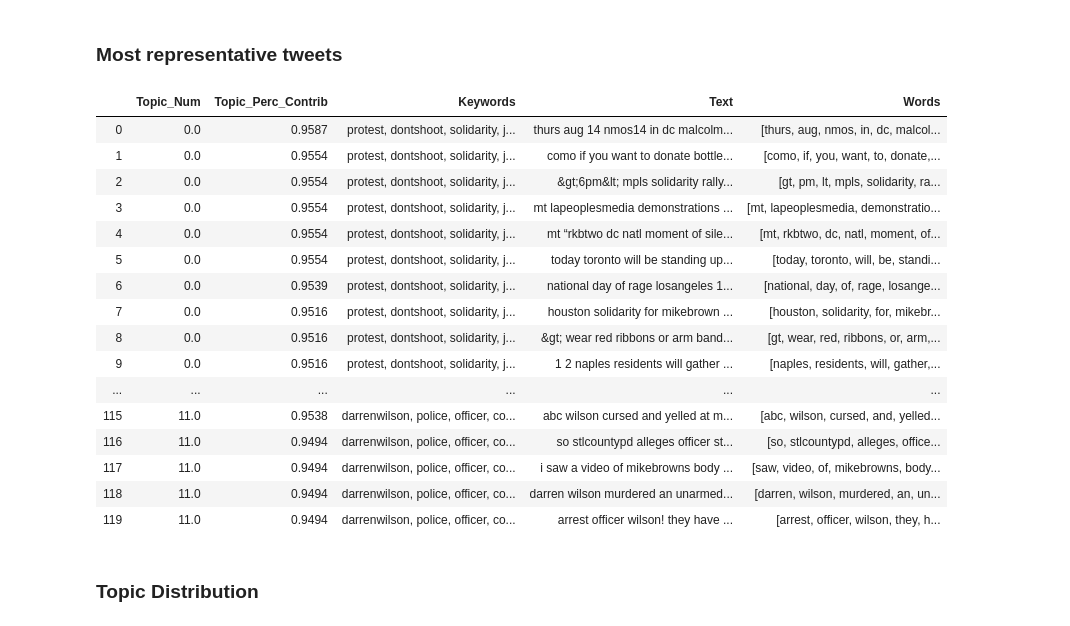
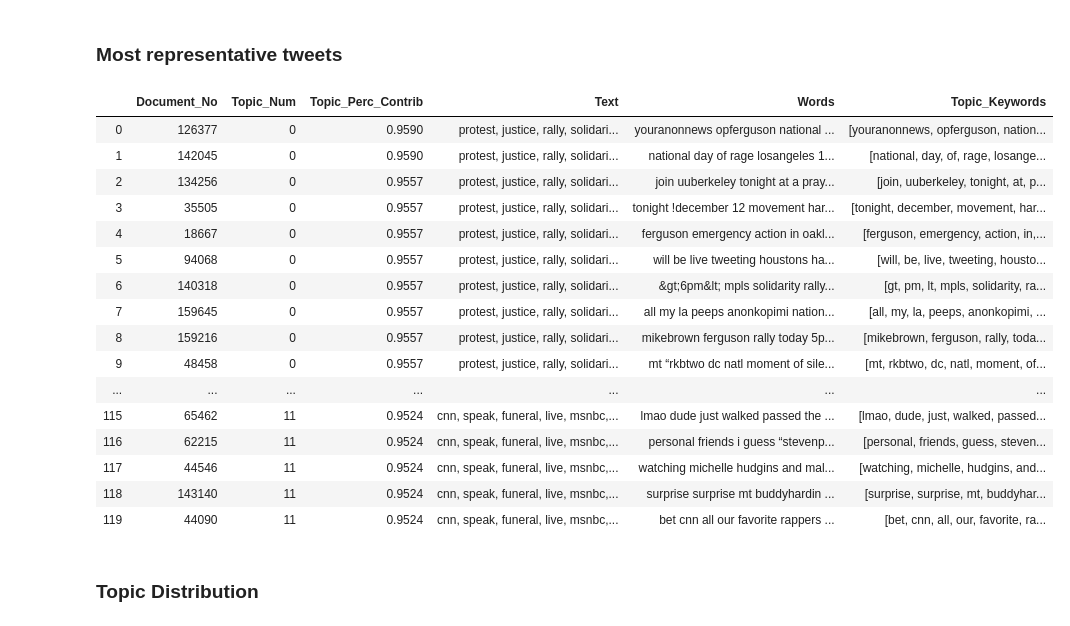
Before and after one commit to opardo/BlackLivesMatter, a Jupyter notebook: TopicModeling/get_topics_ferguson_mikebrown.ipynb, the cells around one changed output. Drawn from its saved outputs; the diff is of its cells as text; code cells hidden in the pictures.

```diff
--- a/TopicModeling/get_topics_ferguson_mikebrown.ipynb
+++ b/TopicModeling/get_topics_ferguson_mikebrown.ipynb
@@ -156,7 +157,9 @@ Finally, we would like to tackle one last challenge: The fact that a word used a
 These kinds of problems are solved by _Lemmatization_ , a technique that transforms any single word to its root.
 # %%
 # Do lemmatization keeping only noun, adj, vb, adv
-data_lemmatized = lemmatization(data_words_bigrams, allowed_postags=['NOUN', 'ADJ', 'VERB', 'ADV'])
+data_lemmatized =  unique_list_of_lists(remove_stopwords(
+    lemmatization(data_words_bigrams, allowed_postags=['NOUN', 'ADJ', 'VERB', 'ADV'])
+))
 
 # Example
 tweet_lemmatized = lemmatization(tweet_words_bigrams, allowed_postags=['NOUN', 'ADJ', 'VERB', 'ADV'])
@@ -288,6 +305,14 @@ def compute_coherence_values(dictionary, corpus, texts, limit, start=2, step=3):
     return model_list, coherence_values
 # %%
 # Can take a long time to run.
-model_list, coherence_values = compute_coherence_values(dictionary=id2word, corpus=corpus, texts=data_lemmatized, start=2, limit=22, step=2)
+limit = 18
+start = 6
+step = 2
+model_list, coherence_values = compute_coherence_values(dictionary=id2word,
+                                                        corpus=corpus,
+                                                        texts=texts,
+                                                        start=start,
+                                                        limit=limit,
+                                                        step=step)
 # %%
 # Show graph
@@ -320,7 +340,7 @@ Num Topics = 20  has Coherence Value of 0.3829
 # %% [markdown]
 The model we liked the most was the one with 8 topics. Although the 4-theme model has the best performance, the 8-theme balances the diversity of topics with acceptable performance.
 # %%
-optimal_model = model_list[5]
+optimal_model = model_list[3]
 # %%
 # Print the topics
 pprint(optimal_model.show_topics(formatted=False, num_topics=20))
@@ -386,3 +416,6 @@ df_dominant_topic.columns = ['Document_No', 'Dominant_Topic', 'Topic_Perc_Contri
+# %%
+corpus_ = create_corpus(data)
+df_dominant_topic = format_topics_sentences(optimal_model, corpus_, data)
 # %%
 # Show
 pd.set_option('display.max_colwidth', -1)
@@ -410,42 +443,42 @@ df_dominant_topic.head(20)
 # %%
 pd.set_option('display.max_colwidth', -1)
 pd.set_option('display.max_rows', 500)
 # Group top 5 sentences under each topic
-sent_topics_sorteddf_mallet = pd.DataFrame()
+df_dominant_topic_sorted = pd.DataFrame()
 
-sent_topics_outdf_grpd = df_topic_sents_keywords.groupby('Dominant_Topic')
+df_dominant_topic_grpd = df_dominant_topic.groupby('Dominant_Topic')
 
-for i, grp in sent_topics_outdf_grpd:
-    sent_topics_sorteddf_mallet = pd.concat([sent_topics_sorteddf_mallet,
-                                             grp.sort_values(['Perc_Contribution'], ascending=[0]).head(10)],
-                                            axis=0)
+for i, grp in df_dominant_topic_grpd:
+    df_dominant_topic_sorted = pd.concat([df_dominant_topic_sorted,
+                                         grp.sort_values(['Topic_Perc_Contrib'], ascending=[0]).head(10)],
+                                         axis=0)
 
 # Reset Index
-sent_topics_sorteddf_mallet.reset_index(drop=True, inplace=True)
+df_dominant_topic_sorted.reset_index(drop=True, inplace=True)
 
 # Format
-sent_topics_sorteddf_mallet.columns = ['Topic_Num', "Topic_Perc_Contrib", "Keywords", "Text", "Words"]
+df_dominant_topic_sorted.columns = ['Document_No','Topic_Num', 'Topic_Perc_Contrib', 'Text', 'Words', 'Topic_Keywords']
 
 # Show
-sent_topics_sorteddf_mallet
+df_dominant_topic_sorted
 # %% [output]
-|  | Topic_Num | Topic_Perc_Contrib | Keywords | Text | Words |
-| 0 | 0.0 | 0.9587 | protest, dontshoot, solidarity, j... | thurs aug 14 nmos14 in dc malcolm... | [thurs, aug, nmos, in, dc, malcol... |
-| 1 | 0.0 | 0.9554 | protest, dontshoot, solidarity, j... | como if you want to donate bottle... | [como, if, you, want, to, donate,... |
-| 2 | 0.0 | 0.9554 | protest, dontshoot, solidarity, j... | &gt;6pm&lt; mpls solidarity rally... | [gt, pm, lt, mpls, solidarity, ra... |
-| 3 | 0.0 | 0.9554 | protest, dontshoot, solidarity, j... | mt lapeoplesmedia demonstrations ... | [mt, lapeoplesmedia, demonstratio... |
-| 4 | 0.0 | 0.9554 | protest, dontshoot, solidarity, j... | mt “rkbtwo dc natl moment of sile... | [mt, rkbtwo, dc, natl, moment, of... |
-| 5 | 0.0 | 0.9554 | protest, dontshoot, solidarity, j... | today toronto will be standing up... | [today, toronto, will, be, standi... |
-| 6 | 0.0 | 0.9539 | protest, dontshoot, solidarity, j... | national day of rage losangeles 1... | [national, day, of, rage, losange... |
-| 7 | 0.0 | 0.9516 | protest, dontshoot, solidarity, j... | houston solidarity for mikebrown ... | [houston, solidarity, for, mikebr... |
-| 8 | 0.0 | 0.9516 | protest, dontshoot, solidarity, j... | &gt; wear red ribbons or arm band... | [gt, wear, red, ribbons, or, arm,... |
-| 9 | 0.0 | 0.9516 | protest, dontshoot, solidarity, j... | 1 2 naples residents will gather ... | [naples, residents, will, gather,... |
-| ... | ... | ... | ... | ... | ... |
-| 115 | 11.0 | 0.9538 | darrenwilson, police, officer, co... | abc wilson cursed and yelled at m... | [abc, wilson, cursed, and, yelled... |
-| 116 | 11.0 | 0.9494 | darrenwilson, police, officer, co... | so stlcountypd alleges officer st... | [so, stlcountypd, alleges, office... |
-| 117 | 11.0 | 0.9494 | darrenwilson, police, officer, co... | i saw a video of mikebrowns body ... | [saw, video, of, mikebrowns, body... |
-| 118 | 11.0 | 0.9494 | darrenwilson, police, officer, co... | darren wilson murdered an unarmed... | [darren, wilson, murdered, an, un... |
-| 119 | 11.0 | 0.9494 | darrenwilson, police, officer, co... | arrest officer wilson! they have ... | [arrest, officer, wilson, they, h... |
+|  | Document_No | Topic_Num | Topic_Perc_Contrib | Text | Words | Topic_Keywords |
+| 0 | 126377 | 0 | 0.9590 | protest, justice, rally, solidari... | youranonnews opferguson national ... | [youranonnews, opferguson, nation... |
+| 1 | 142045 | 0 | 0.9590 | protest, justice, rally, solidari... | national day of rage losangeles 1... | [national, day, of, rage, losange... |
+| 2 | 134256 | 0 | 0.9557 | protest, justice, rally, solidari... | join uuberkeley tonight at a pray... | [join, uuberkeley, tonight, at, p... |
+| 3 | 35505 | 0 | 0.9557 | protest, justice, rally, solidari... | tonight !december 12 movement har... | [tonight, december, movement, har... |
+| 4 | 18667 | 0 | 0.9557 | protest, justice, rally, solidari... | ferguson emergency action in oakl... | [ferguson, emergency, action, in,... |
+| 5 | 94068 | 0 | 0.9557 | protest, justice, rally, solidari... | will be live tweeting houstons ha... | [will, be, live, tweeting, housto... |
+| 6 | 140318 | 0 | 0.9557 | protest, justice, rally, solidari... | &gt;6pm&lt; mpls solidarity rally... | [gt, pm, lt, mpls, solidarity, ra... |
+| 7 | 159645 | 0 | 0.9557 | protest, justice, rally, solidari... | all my la peeps anonkopimi nation... | [all, my, la, peeps, anonkopimi, ... |
+| 8 | 159216 | 0 | 0.9557 | protest, justice, rally, solidari... | mikebrown ferguson rally today 5p... | [mikebrown, ferguson, rally, toda... |
+| 9 | 48458 | 0 | 0.9557 | protest, justice, rally, solidari... | mt “rkbtwo dc natl moment of sile... | [mt, rkbtwo, dc, natl, moment, of... |
+| ... | ... | ... | ... | ... | ... | ... |
+| 115 | 65462 | 11 | 0.9524 | cnn, speak, funeral, live, msnbc,... | lmao dude just walked passed the ... | [lmao, dude, just, walked, passed... |
+| 116 | 62215 | 11 | 0.9524 | cnn, speak, funeral, live, msnbc,... | personal friends i guess “stevenp... | [personal, friends, guess, steven... |
+| 117 | 44546 | 11 | 0.9524 | cnn, speak, funeral, live, msnbc,... | watching michelle hudgins and mal... | [watching, michelle, hudgins, and... |
+| 118 | 143140 | 11 | 0.9524 | cnn, speak, funeral, live, msnbc,... | surprise surprise mt buddyhardin ... | [surprise, surprise, mt, buddyhar... |
+| 119 | 44090 | 11 | 0.9524 | cnn, speak, funeral, live, msnbc,... | bet cnn all our favorite rappers ... | [bet, cnn, all, our, favorite, ra... |
 # %% [markdown]
 ### Topic Distribution
 # %%
```
Also changed, not shown: parts of 31 cells of this notebook.
